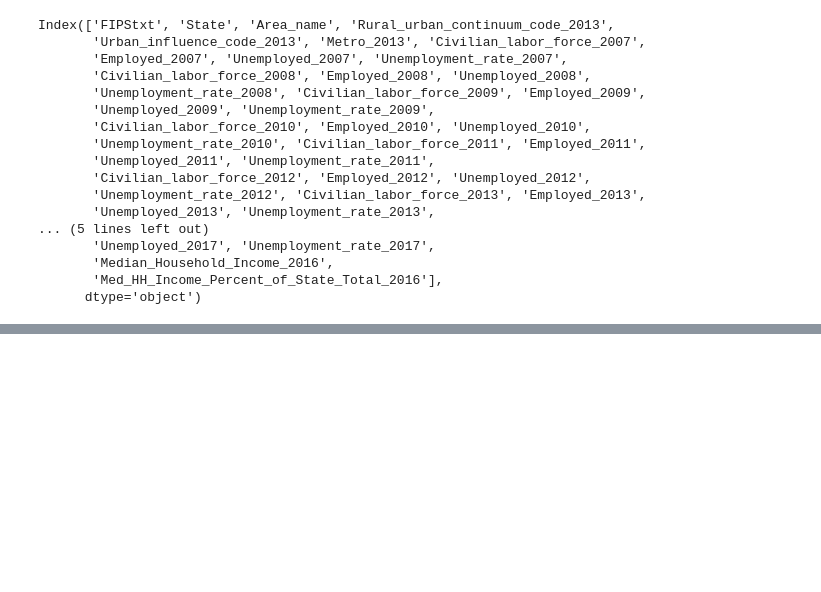
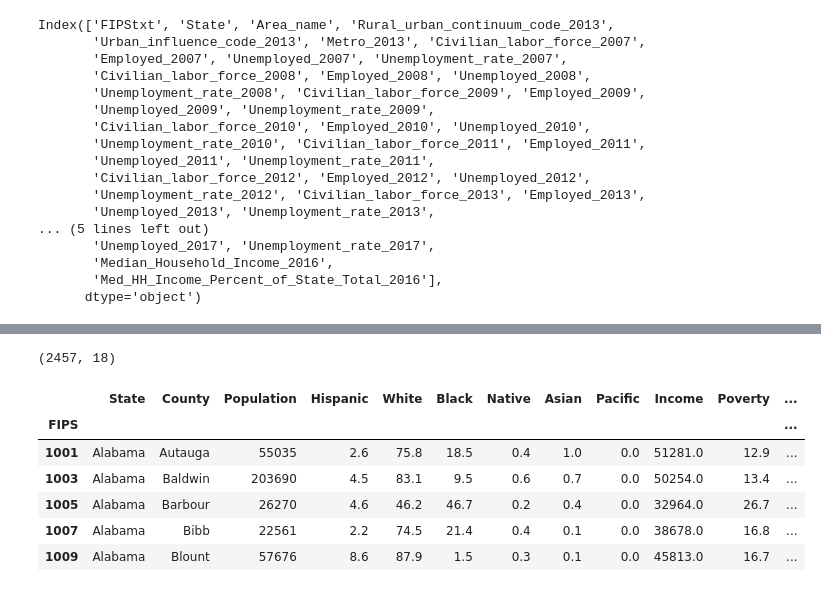
Before and after one commit to ravis773/food-desert-income-analysis, a Jupyter notebook: cleaning.ipynb, the cells around one changed output, grey strips where cells are left out. Saved outputs shown, nothing was run; the diff lists cells and outputs as text; code cells hidden in the pictures; blank space fills up the shorter version.

Commit message:
merged data tables

```diff
--- a/cleaning.ipynb
+++ b/cleaning.ipynb
@@ -92,0 +166,3 @@ Index(['FIPStxt', 'State', 'Area_name', 'Rural_urban_continuum_code_2013',
+# %%
+temp = pd.merge(county_cleaned, demographics_cleaned, how = 'inner', left_on=['State', 'County'], right_on=['State', 'County'])
+temp.head()
@@ -92,0 +176,10 @@ Index(['FIPStxt', 'State', 'Area_name', 'Rural_urban_continuum_code_2013',
+# %%
+temp2 = pd.merge(temp, income_cleaned, how='inner', left_on='FIPS ', right_on='FIPStxt')
+
+temp2 = temp2.drop(['State_y', 'FIPStxt', 'Area_name'], axis=1).rename(columns={"State_x": "State",
+    "Population Estimate, 2015":"Population",
+    "Civilian_labor_force_2015":"Civilian Labor Force",
+    "FIPS ":"FIPS"})
+
+print(temp2.shape)
+temp2.head()
@@ -92,0 +194,4 @@ Index(['FIPStxt', 'State', 'Area_name', 'Rural_urban_continuum_code_2013',
+# %%
+grocery = pd.read_csv("data/STORES-Table 1.csv")
+print(grocery.columns)
+grocery.head()
@@ -92,0 +216,9 @@ Index(['FIPStxt', 'State', 'Area_name', 'Rural_urban_continuum_code_2013',
+# %%
+grocery_cleaned = grocery.loc[:, ['FIPS', 'GROC14', 'SUPERC14', 'CONVS14', 'SPECS14']].rename(
+    columns={"GROC14":"Grocery Stores",
+   "CONVS14":"Convenience Stores", "SUPERC14":"Supercenters", "SPECS14":"Specialty Stores"})
+grocery_cleaned['Total Stores'] = grocery_cleaned["Grocery Stores"] \
+    + grocery_cleaned["Convenience Stores"] \
+    + grocery_cleaned["Specialty Stores"] \
+    + grocery_cleaned["Supercenters"]
+grocery_cleaned.head()
@@ -92,0 +232,21 @@ Index(['FIPStxt', 'State', 'Area_name', 'Rural_urban_continuum_code_2013',
+# %%
+final = pd.merge(temp2, grocery_cleaned, how='inner', left_on='FIPS', right_on='FIPS').set_index("FIPS")
+pops = []
+labor = []
+for p in final['Population']:
+    pops.append(int(re.sub(',', '', p)))
+final['Population'] = pops
+for l in final['Civilian Labor Force']:
+    labor.append(int(re.sub(',', '', l)))
+final['Civilian Labor Force'] = labor
+print(final.shape)
+final.head()
+# %% [output]
+(2457, 18)
+|  | State | County | Population | Hispanic | White | Black | Native | Asian | Pacific | Income | Poverty | ... |
+| FIPS |  |  |  |  |  |  |  |  |  |  |  | ... |
+| 1001 | Alabama | Autauga | 55035 | 2.6 | 75.8 | 18.5 | 0.4 | 1.0 | 0.0 | 51281.0 | 12.9 | ... |
+| 1003 | Alabama | Baldwin | 203690 | 4.5 | 83.1 | 9.5 | 0.6 | 0.7 | 0.0 | 50254.0 | 13.4 | ... |
+| 1005 | Alabama | Barbour | 26270 | 4.6 | 46.2 | 46.7 | 0.2 | 0.4 | 0.0 | 32964.0 | 26.7 | ... |
+| 1007 | Alabama | Bibb | 22561 | 2.2 | 74.5 | 21.4 | 0.4 | 0.1 | 0.0 | 38678.0 | 16.8 | ... |
+| 1009 | Alabama | Blount | 57676 | 8.6 | 87.9 | 1.5 | 0.3 | 0.1 | 0.0 | 45813.0 | 16.7 | ... |
```
Also changed, not shown: parts of 13 cells of this notebook, 2 other files.
